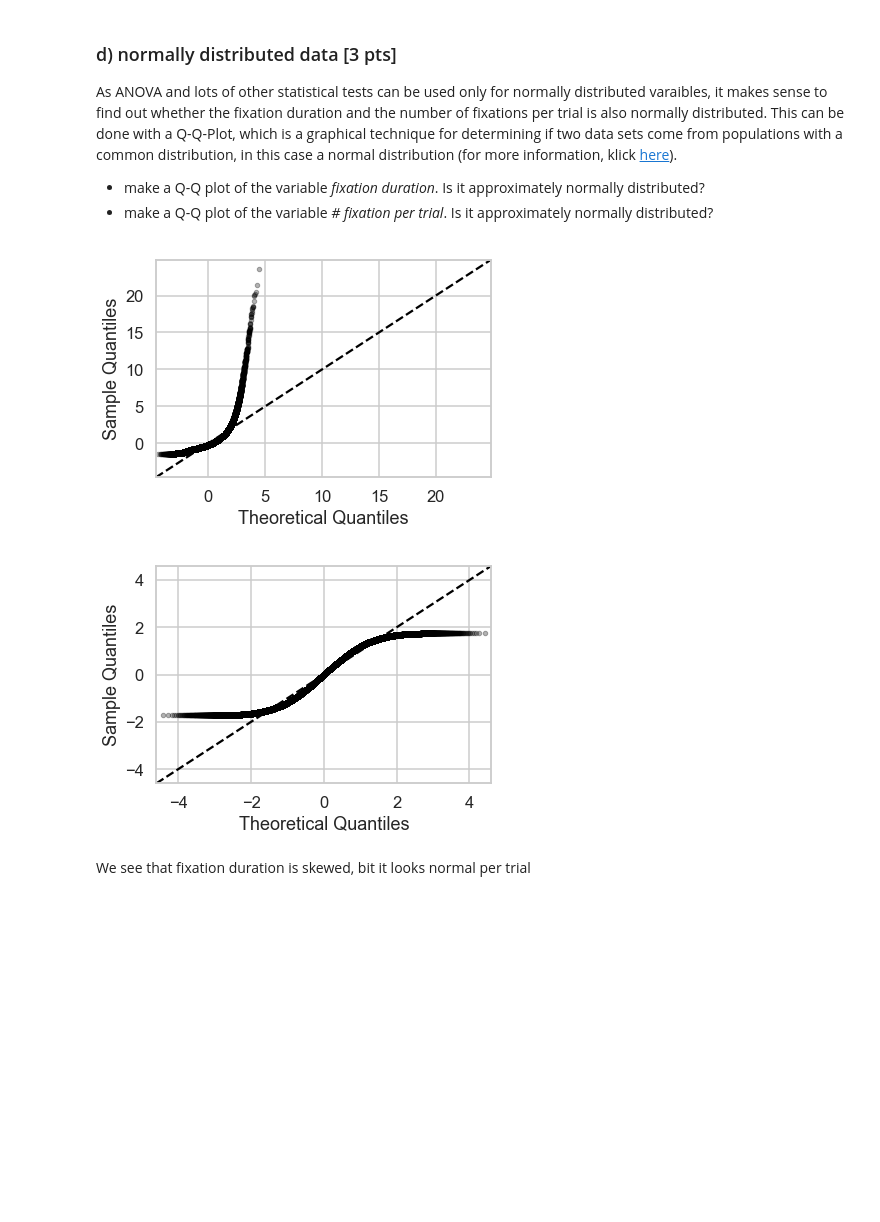
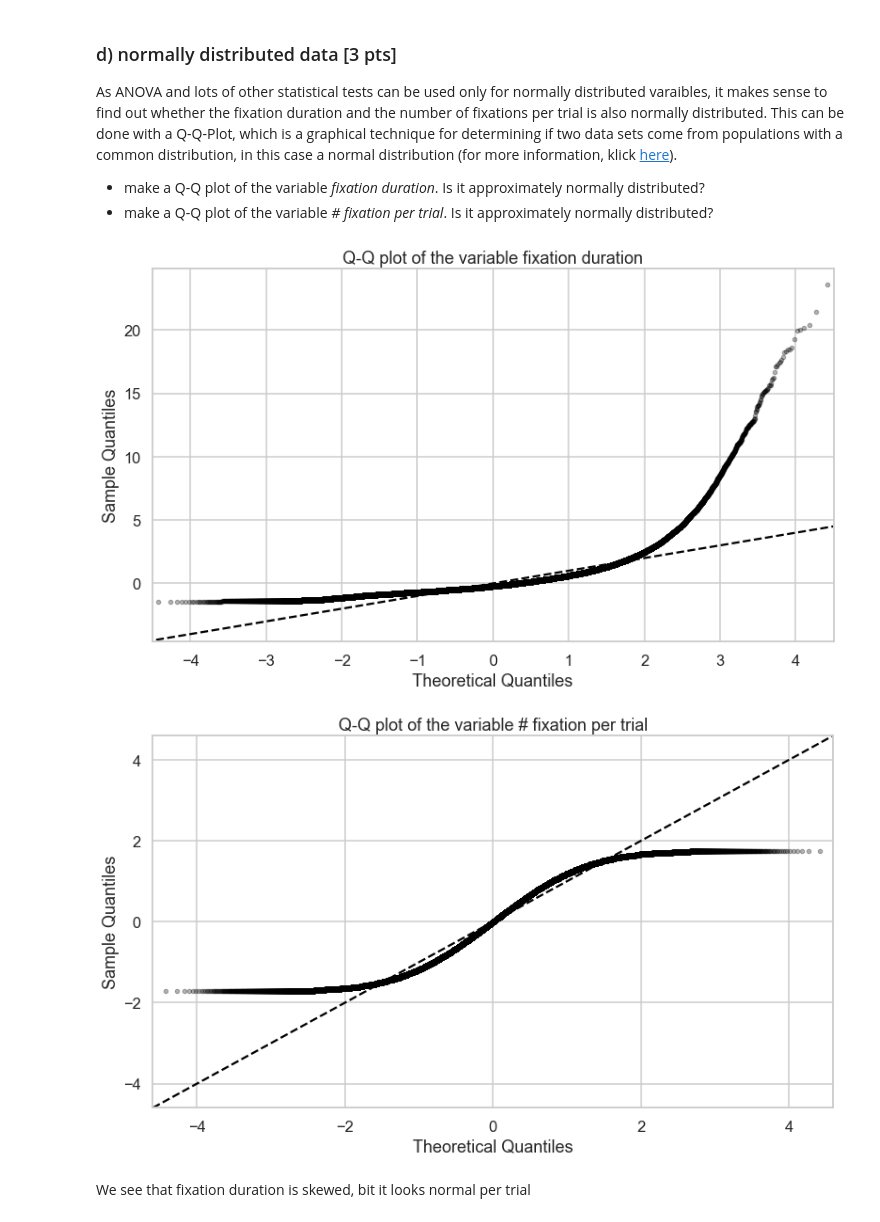
Before and after one commit to NBP-ACC/week-7-acc_7, a Jupyter notebook: Sheet05_Maria.ipynb, the cells around one changed output. Drawn from its saved outputs; the diff is of its cells as text; code cells hidden in the pictures; blank space fills up the shorter version.

```diff
--- a/Sheet05_Maria.ipynb
+++ b/Sheet05_Maria.ipynb
@@ -193,16 +193,21 @@ As ANOVA and lots of other statistical tests can be used only for normally distr
 # %%
 pp = sm.ProbPlot(df['duration'], fit=True)
 qq = pp.qqplot(marker='.', markerfacecolor='k', markeredgecolor='k', alpha=0.3)
 sm.qqline(qq.axes[0], line='45', fmt='k--')
+plt.title("Q-Q plot of the variable fixation duration")
+plt.xlim(-4.5, 4.5)
+plt.subplots_adjust(top=1.5, right = 1.8)
 
 pp = sm.ProbPlot(df['trial'], fit=True)
 qq = pp.qqplot(marker='.', markerfacecolor='k', markeredgecolor='k', alpha=0.3)
 sm.qqline(qq.axes[0], line='45', fmt='k--')
+plt.title("Q-Q plot of the variable # fixation per trial")
+plt.subplots_adjust(top=1.5, right = 1.8)
 
 plt.show()
 # %% [output]
-[figure, old version]
+[figure, new version]
-[figure, old version]
+[figure, new version]
 # %% [markdown]
 We see that fixation duration is skewed, bit it looks normal per trial
 # %% [markdown]
```
Also changed, not shown: parts of 5 cells of this notebook.
